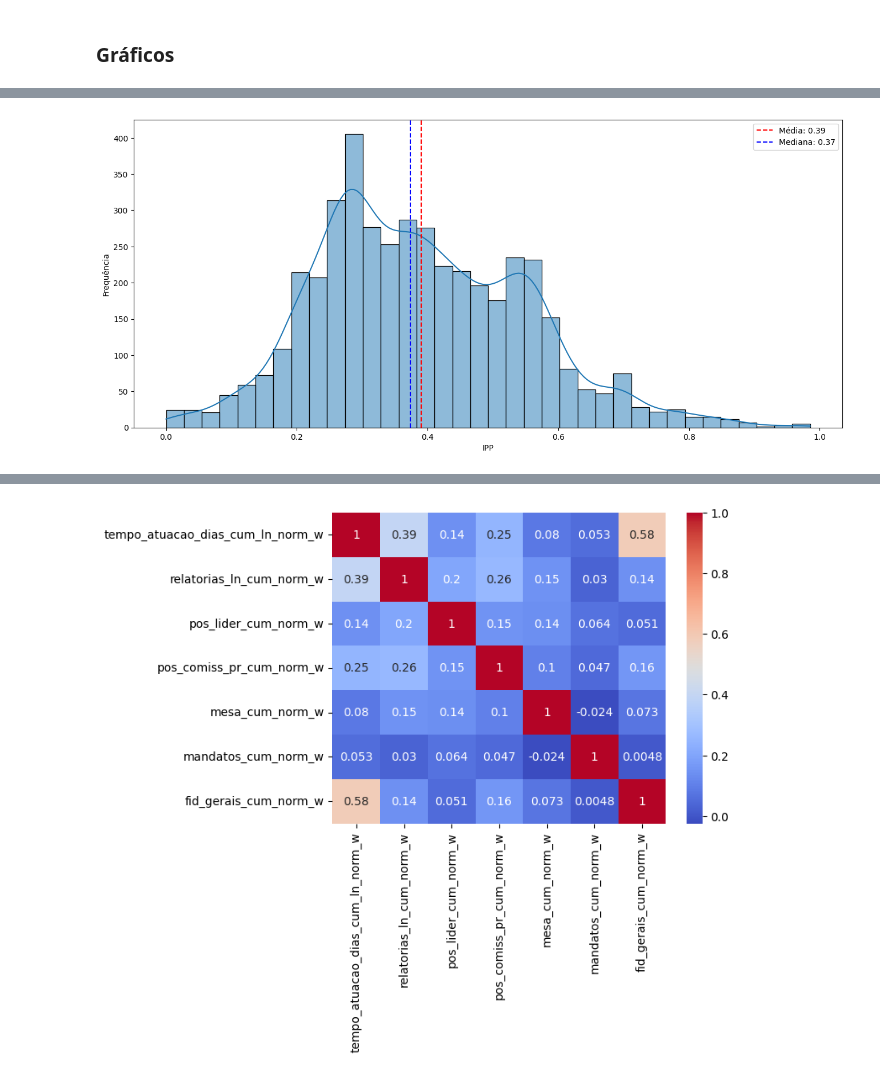
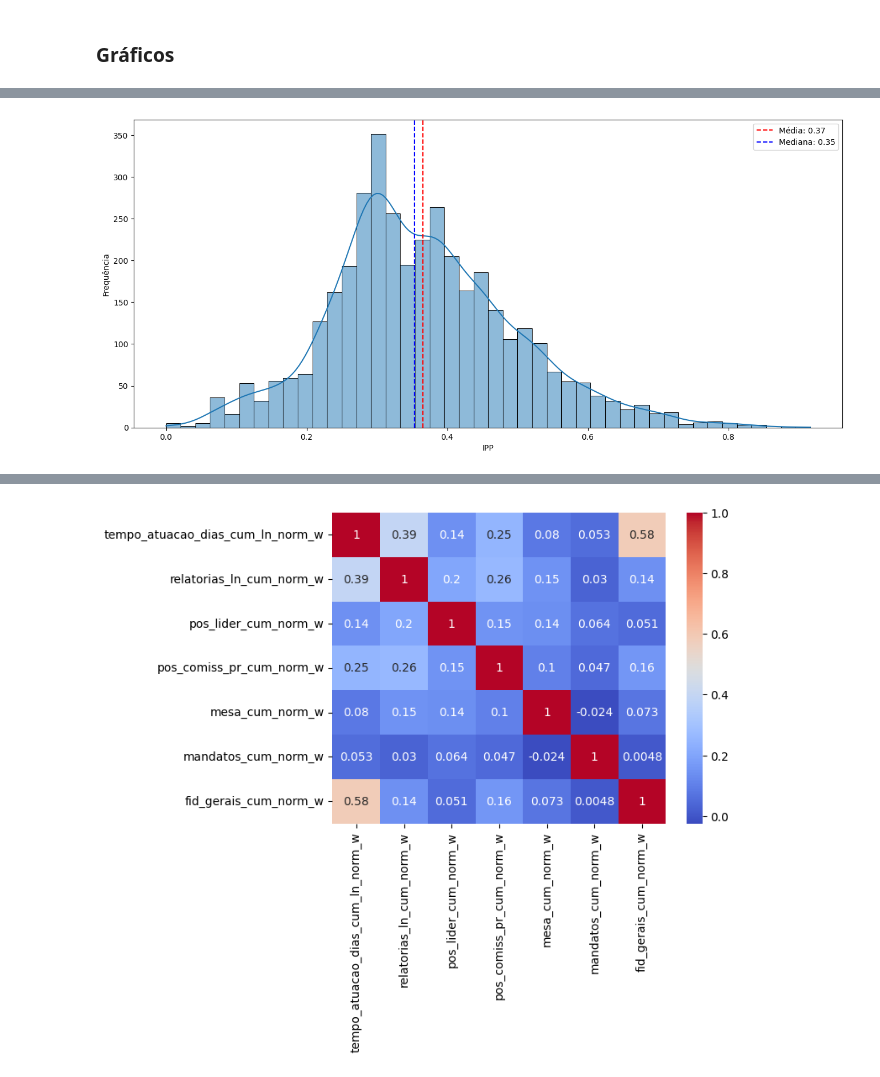
Before and after one commit to AcacioTelechi/redem-index, a Jupyter notebook: indices_calculation.ipynb, the cells around one changed output, grey strips where cells are left out. Saved outputs shown, nothing was run; the diff lists cells and outputs as text; code cells hidden in the pictures.

```diff
--- a/indices_calculation.ipynb
+++ b/indices_calculation.ipynb
@@ -18,7 +18,8 @@ df_for_equality = pd.read_csv('./outputs/df_for_ird.csv')
 df_for_equality.set_index(["id", "idLegislatura"], inplace=True)
 
 # IPP data
-df = pd.read_excel("./outputs/df_ipp_v2f.xlsx")
+df = pd.read_excel("./outputs/df_ipp_v4.xlsx")
+df = df[df['idLegislatura'] > 51]
 df.set_index(["id", "idLegislatura"], inplace=True)
 # %% [markdown]
 # Calculate indexes
@@ -57,23 +66,23 @@ plt.show()
 # %%
 import seaborn as sns
 import matplotlib.pyplot as plt
 
-sns.histplot(df_with_ipp.reset_index()['ipp'], kde=True)
+sns.histplot(df.reset_index()['ipp_final_v4'], kde=True)
 
-mean_ipp = df_with_ipp.reset_index()['ipp'].mean()
-median_ipp = df_with_ipp.reset_index()['ipp'].median()
+mean_ipp = df.reset_index()['ipp_final_v4'].mean()
+median_ipp = df.reset_index()['ipp_final_v4'].median()
 
 plt.axvline(mean_ipp, color='red', linestyle='--', label=f'Média: {mean_ipp:.2f}')
 plt.axvline(median_ipp, color='blue', linestyle='--', label=f'Mediana: {median_ipp:.2f}')
 
 plt.legend()
 
 plt.gcf().set_size_inches(16, 7)
 
 plt.ylabel("Frequência")
 plt.xlabel("IPP")
 
 plt.savefig("docs/figures/ipp_histplot.png", dpi=300)
 # %% [output]
-[figure, old version]
+[figure, new version]
 # %%
```
Also changed, not shown: parts of 5 cells of this notebook, 10 other files.
